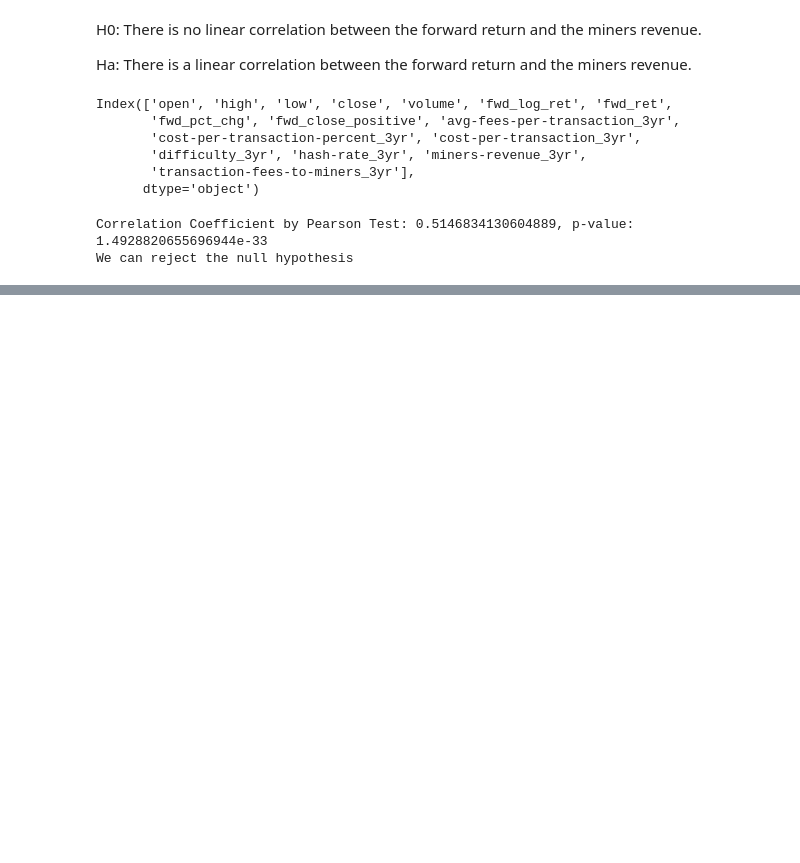
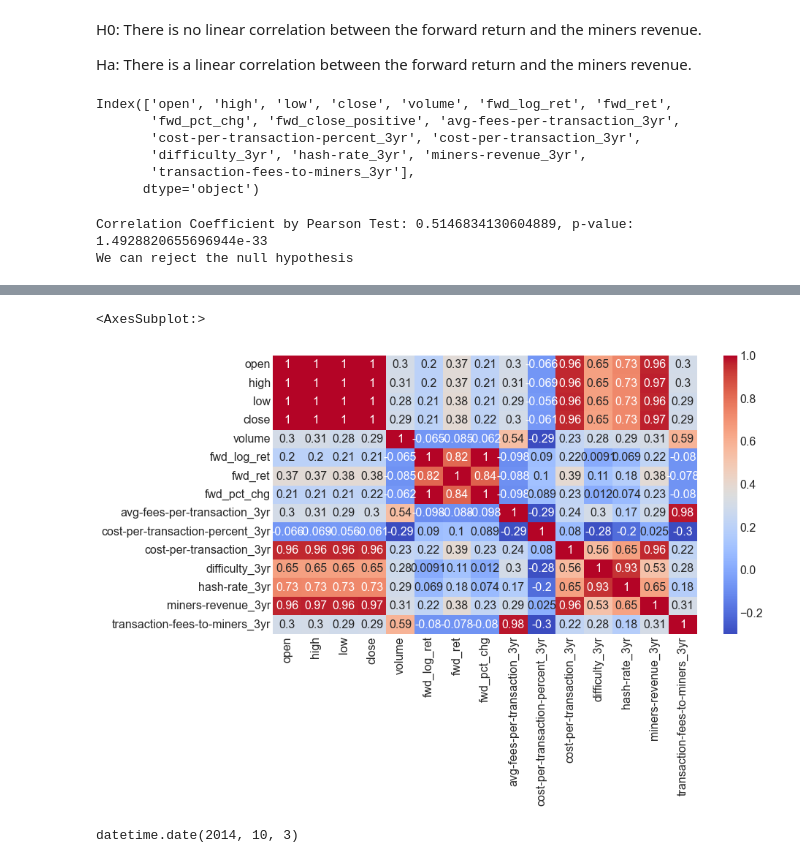
Before and after one commit to FinancialForecasters/financial_forecaster, a Jupyter notebook: aj_notebook.ipynb, the cells around one changed output, grey strips where cells are left out. Drawn from its saved outputs; the diff is of its cells as text; code cells hidden in the pictures; blank space fills up the shorter version.

```diff
--- a/aj_notebook.ipynb
+++ b/aj_notebook.ipynb
@@ -771,0 +848,9 @@ We can reject the null hypothesis
+# %%
+sns.heatmap(df3y.corr(), cmap='coolwarm', annot= True )
+# %% [output]
+<AxesSubplot:>
+[figure, added]
+# %%
+df1.index.min()
+# %% [output]
+datetime.date(2014, 10, 3)
```
Also changed, not shown: parts of 33 cells of this notebook.
